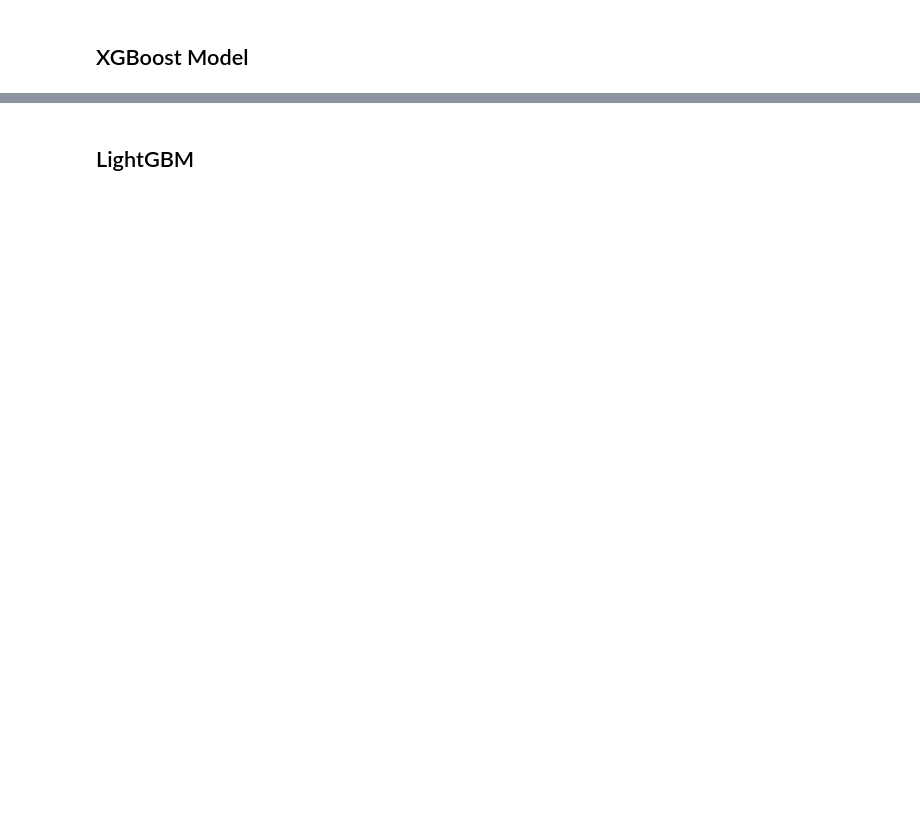
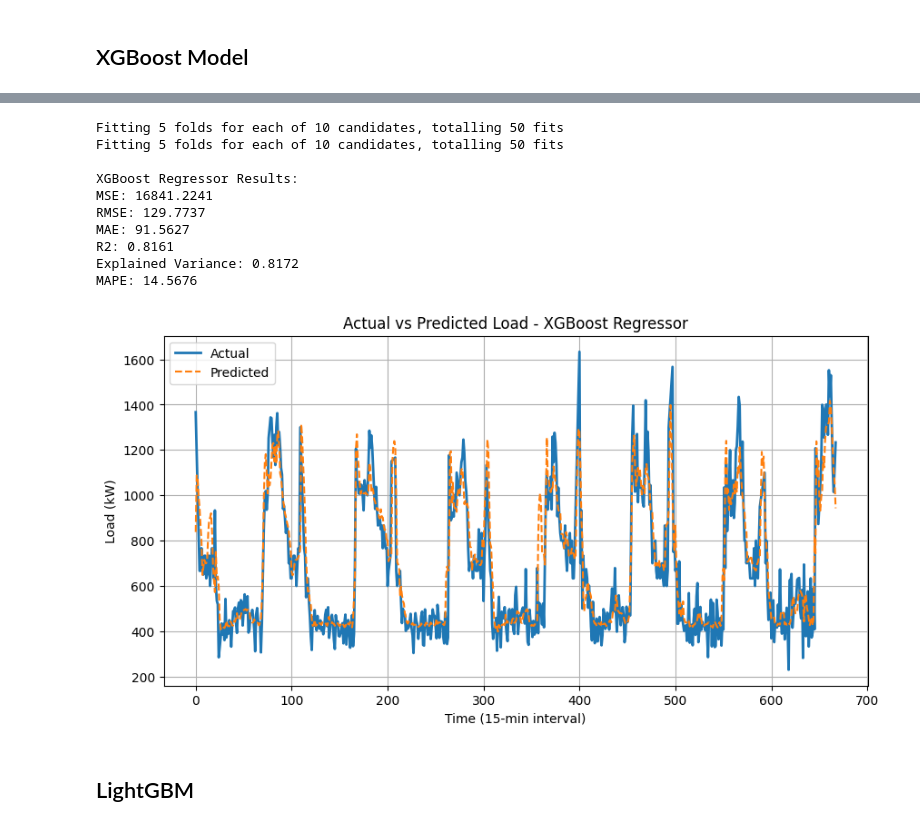
Before and after one commit to DinhHuy1405/Machine-Learning---NY, a Jupyter notebook: Delta20241219 - Copy.ipynb, the cells around one changed output, grey strips where cells are left out. Saved outputs shown, nothing was run; the diff lists cells and outputs as text; code cells hidden in the pictures; blank space fills up the shorter version.

```diff
--- a/Delta20241219 - Copy.ipynb
+++ b/Delta20241219 - Copy.ipynb
@@ -602,2 +769,49 @@ MAPE: 17.498937511299797
+# %%
+from xgboost import XGBRegressor
+
+param_dist_xgb = {
+    'n_estimators': [100, 200, 300],
+    'learning_rate': [0.01, 0.05, 0.1],
+    'max_depth': [3, 5, 7],
+    'subsample': [0.6, 0.8, 1.0],
+    'colsample_bytree': [0.6, 0.8, 1.0],
+    'gamma': [0, 0.1, 1],
+    'reg_alpha': [0, 0.1, 1],
+    'reg_lambda': [1, 1.5, 2]
+}
+
+# Khởi tạo XGBRegressor
+xgb_model = XGBRegressor(random_state=42, verbosity=0)
+
+# Train model
+manager.train_model(
+    model_name="XGBoost Regressor",
+    model=xgb_model,
+    param_dist=param_dist_xgb,
+    random_state=42,
+    X_train=X_train,
+    y_train=y_train
+)
+
+# Dự đoán
+xgb_results = manager.predict("XGBoost Regressor", X_test, y_test)
+print("\nXGBoost Regressor Results:")
+for k, v in xgb_results["metrics"].items():
+    print(f"{k}: {v:.4f}")
+
+# Plot
+manager.plot_results("XGBoost Regressor", y_test)
+# %% [output]
+Fitting 5 folds for each of 10 candidates, totalling 50 fits
+Fitting 5 folds for each of 10 candidates, totalling 50 fits
+
+XGBoost Regressor Results:
+MSE: 16841.2241
+RMSE: 129.7737
+MAE: 91.5627
+R2: 0.8161
+Explained Variance: 0.8172
+MAPE: 14.5676
+[figure, added]
 # %% [markdown]
 ## LightGBM
```
Also changed, not shown: parts of 20 cells of this notebook, 26 other files.
